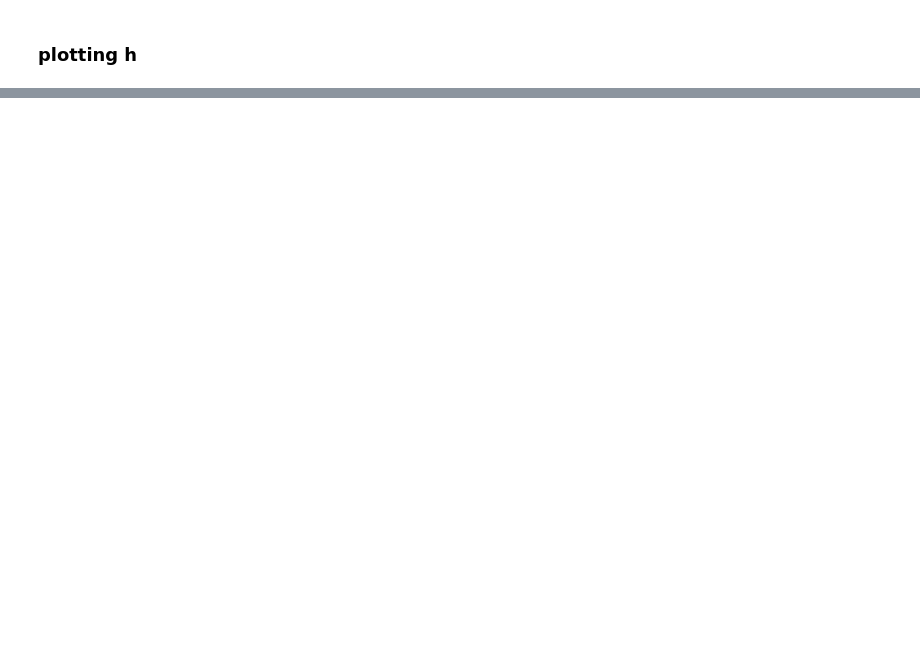
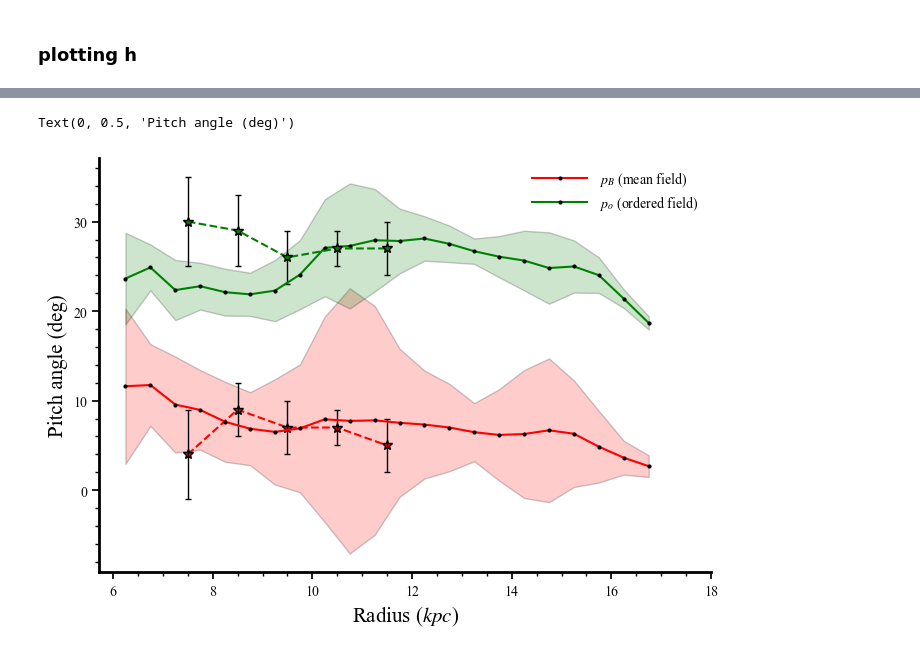
Before and after one commit to Rnazx/MSc.-Thesis, a Jupyter notebook: plots.ipynb, the cells around one changed output, grey strips where cells are left out. Cells and saved outputs as stored; diff of their text form; code cells hidden in the pictures; blank space fills up the shorter version.

```diff
--- a/plots.ipynb
+++ b/plots.ipynb
@@ -230,0 +326,22 @@ Text(0, 0.5, 'Length scale (pc)')
+# %%
+fig,ax = plt.subplots(nrows=1, ncols=1, figsize=(7, 5), tight_layout=True)
+ax.errorbar(rmrange, 180*RM_dat_pb/np.pi,elinewidth=1, yerr=180*err_RM_dat_pb/np.pi,ecolor='k', ms=7, mew=1, capsize=2,
+                  c='r', linestyle='--', mfc='r', mec='k',barsabove=True,marker='*')#, label=r'Data $p_{B}$ (mean field)(RM)')
+ax.errorbar(rmrange, 180*RM_dat_po/np.pi,elinewidth=1, yerr=180*err_RM_dat_po/np.pi, ms=7, mew=1, capsize=2,
+                  c='g', linestyle='--', marker='*', mfc='g', mec='k',ecolor='k')#, label=r'Data $p_{o}$ (ordered field)(RM)')
+
+ax.plot(kpc_r, 180*pB/np.pi, c='r', linestyle='-', marker='o',
+              markersize=m, mfc='k', mec='k', label=r' $p_{B}$ (mean field)')
+fill_error(ax, 180*pB/np.pi,180*pB_err/np.pi, 'r')
+# ax.plot(kpc_r, 180*pbb/np.pi,c = 'r',linestyle='--', marker='o',label = r' $p_{b}$ (anisotropic field)')
+ax.plot(kpc_r, 180*pog/np.pi, c='g', linestyle='-', mfc='k', markersize=m,
+
+              mec='k', marker='o', label=r' $p_{o}$ (ordered field)')
+fill_error(ax, 180*pog/np.pi,180*pog_err/np.pi, 'g')
+
+axis_pars(ax)
+ax.set_xlabel(r'Radius ($kpc$)', fontsize=fs)
+ax.set_ylabel(r'Pitch angle (deg)', fontsize=fs)
+# %% [output]
+Text(0, 0.5, 'Pitch angle (deg)')
+[figure, added]
```
Also changed, not shown: parts of 9 cells of this notebook.
